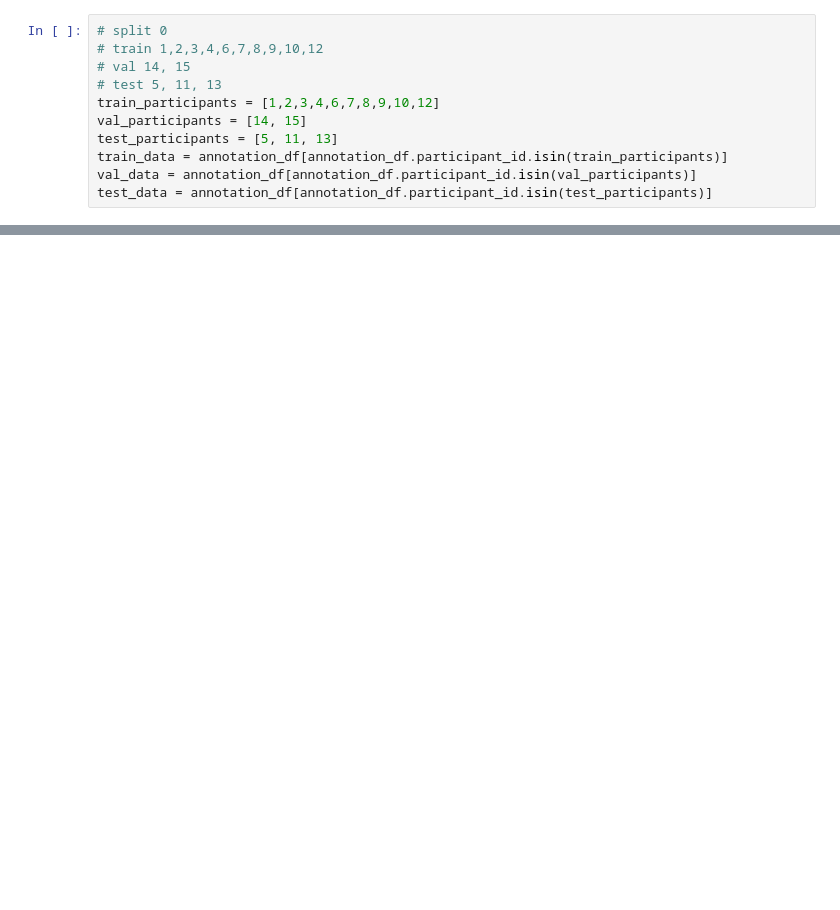
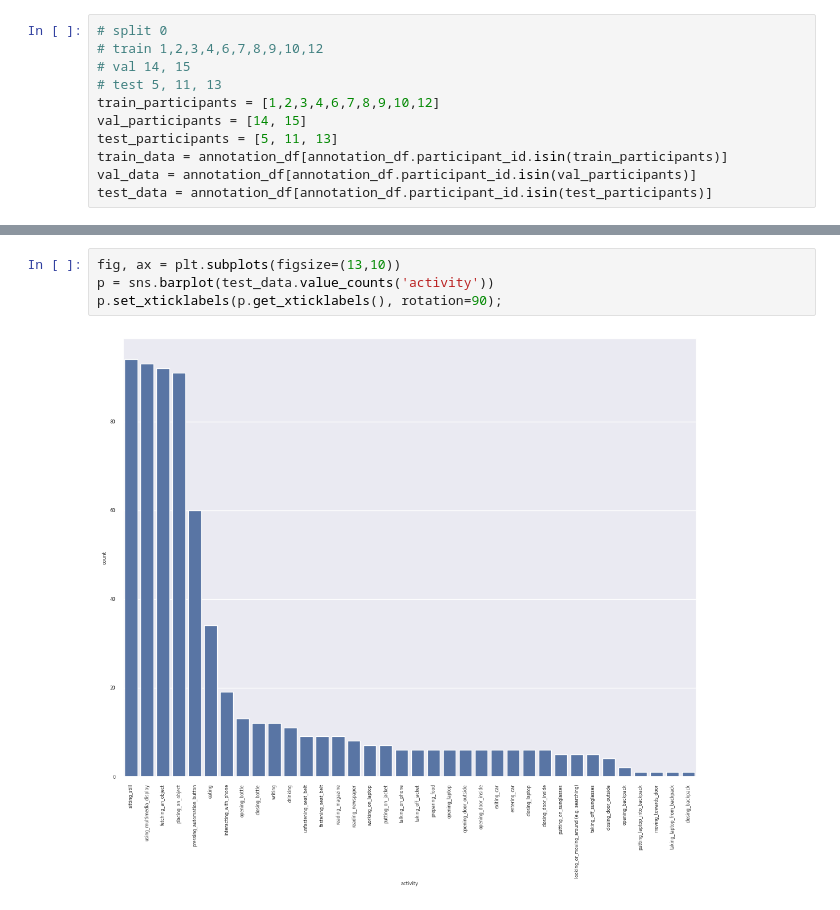
Before and after one commit to gentlerainsky/incabin-action-recognition, a Jupyter notebook: experiments/action_transformer_padding/action_recognition_pose2d_M.ipynb, the cells around one changed output, grey strips where cells are left out. Cells and saved outputs as stored; diff of their text form; blank space fills up the shorter version.

```diff
--- a/experiments/action_transformer_padding/action_recognition_pose2d_M.ipynb
+++ b/experiments/action_transformer_padding/action_recognition_pose2d_M.ipynb
@@ -167,0 +186,6 @@ Test set confusion_matrix =
+# %%
+fig, ax = plt.subplots(figsize=(13,10))
+p = sns.barplot(test_data.value_counts('activity'))
+p.set_xticklabels(p.get_xticklabels(), rotation=90);
+# %% [output]
+[figure, added]
```
Also changed, not shown: parts of 6 cells of this notebook, 18 other files.
